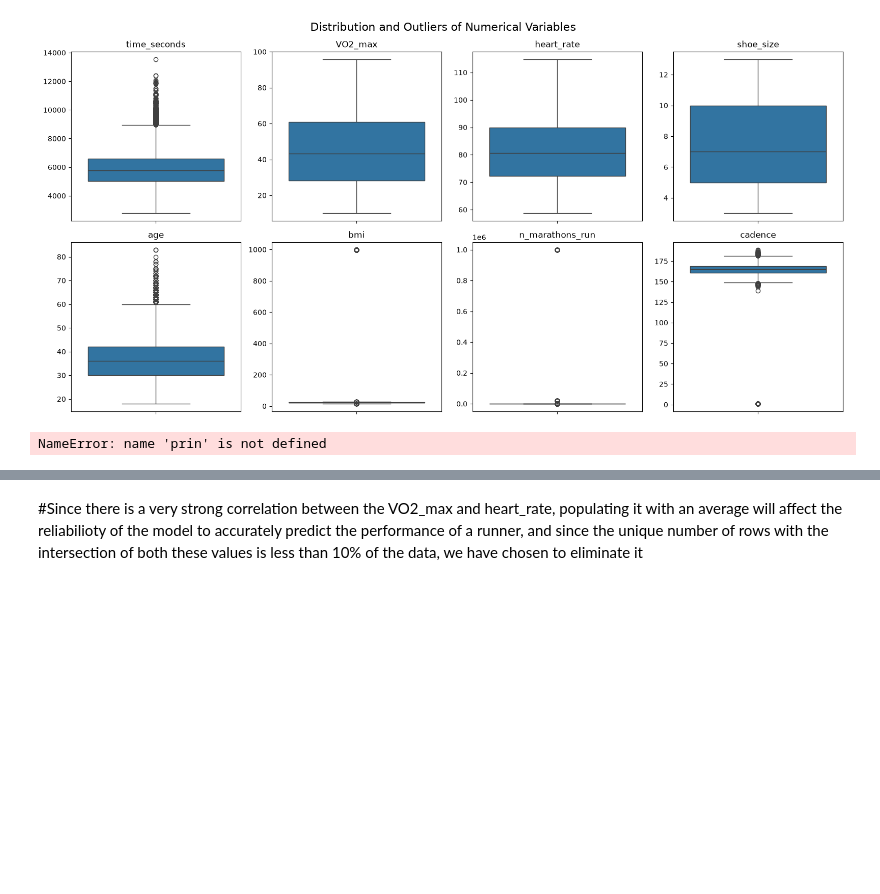
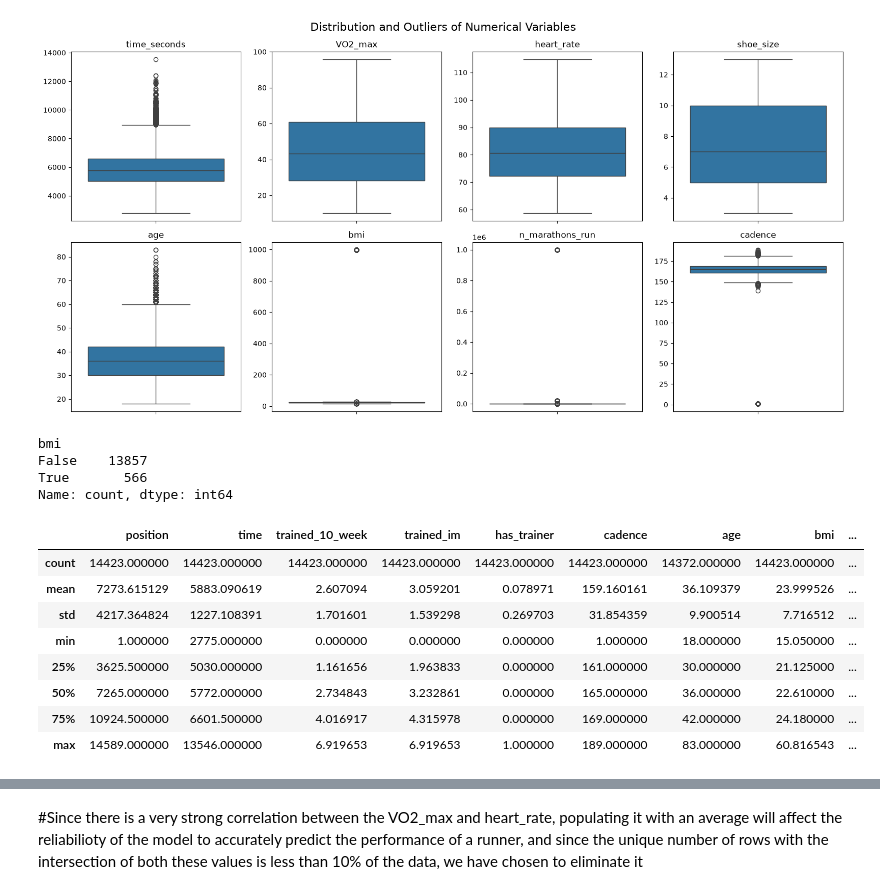
Before and after one commit to pnntr/ow-run-challenge, a Jupyter notebook: pre-processing.ipynb, the cells around one changed output, grey strips where cells are left out. Cells and saved outputs as stored; diff of their text form; code cells hidden in the pictures; blank space fills up the shorter version.

```diff
--- a/pre-processing.ipynb
+++ b/pre-processing.ipynb
@@ -252,10 +252,6 @@ plt.tight_layout()
 plt.show()
 # %% [output]
 [figure]
-# %%
-prin
-# %% [output]
-NameError: name 'prin' is not defined
 # %%
 # Cleaning steps
 # [x] remove non existant: position, id, final time
@@ -273,33 +269,48 @@ if 'id' in df.columns:
     # Posted by Adil Warsi, modified by community. See post 'Timeline' for change history
     # Retrieved 2026-09-22, License - CC BY-SA 4.0
     df.drop(df.columns[df.columns.str.contains('unnamed',case = False)],axis = 1, inplace = True)
 df.dropna(subset=['time'], inplace=True)
 df['time'] = pd.to_timedelta(df['time']).dt.total_seconds().astype(int)
 
 # clean missing and negative values
 df['trained_10_week'] = df['trained_10_week'].mask(df['trained_10_week'] < 0, 0)
 df['trained_10_week'] = df['trained_10_week'].mask(df['trained_10_week'].isna(), 0)
 df['trained_im'] = df['trained_im'].mask(df['trained_im'] < 0, 0)
 df['trained_im'] = df['trained_im'].mask(df['trained_im'].isna(), 0)
 
 # missing, negative and outliers
 df['n_marathons_run'] = df['n_marathons_run'].mask(df['n_marathons_run'] < 0, 0)
 df['n_marathons_run'] = df['n_marathons_run'].mask(df['n_marathons_run'].isna(), 0)
-df['n_marathons_run'] = df.drop(df['n_marathons_run'] > 50)
+df = df.drop(df[df['n_marathons_run'] > 50].index)
 
+# NOTE: done later and better in sklearn pipeline
 # multi hot encoding
 df['bib_colour_multi'], _ = pd.factorize(df['bib_colour'])
 df['gender_multi'], _ = pd.factorize(df['gender'])
 
 bmi_outliers = df['bmi'] == 999.0
 print(bmi_outliers.value_counts())  # about 568 such cases so there is data error
 df['bmi'] = df['bmi'].mask(df['bmi'] == 999.0, df['bmi'].mean())
 
 # drop missing values cause they have strong correlation
 df.dropna(subset=['VO2_max', 'heart_rate'])
 
 # drop rows for people who have run more than =1000 marathons
 df = df.drop(df[df["n_marathons_run"] >= 700].index)
 df.describe()
+# %% [output]
+bmi
+False    13857
+True       566
+Name: count, dtype: int64
+|  | position | time | trained_10_week | trained_im | has_trainer | cadence | age | bmi | ... |
+| count | 14423.000000 | 14423.000000 | 14423.000000 | 14423.000000 | 14423.000000 | 14423.000000 | 14372.000000 | 14423.000000 | ... |
+| mean | 7273.615129 | 5883.090619 | 2.607094 | 3.059201 | 0.078971 | 159.160161 | 36.109379 | 23.999526 | ... |
+| std | 4217.364824 | 1227.108391 | 1.701601 | 1.539298 | 0.269703 | 31.854359 | 9.900514 | 7.716512 | ... |
+| min | 1.000000 | 2775.000000 | 0.000000 | 0.000000 | 0.000000 | 1.000000 | 18.000000 | 15.050000 | ... |
+| 25% | 3625.500000 | 5030.000000 | 1.161656 | 1.963833 | 0.000000 | 161.000000 | 30.000000 | 21.125000 | ... |
+| 50% | 7265.000000 | 5772.000000 | 2.734843 | 3.232861 | 0.000000 | 165.000000 | 36.000000 | 22.610000 | ... |
+| 75% | 10924.500000 | 6601.500000 | 4.016917 | 4.315978 | 0.000000 | 169.000000 | 42.000000 | 24.180000 | ... |
+| max | 14589.000000 | 13546.000000 | 6.919653 | 6.919653 | 1.000000 | 189.000000 | 83.000000 | 60.816543 | ... |
 # %%
 df.head()
```
Also changed, not shown: parts of 9 cells of this notebook.
